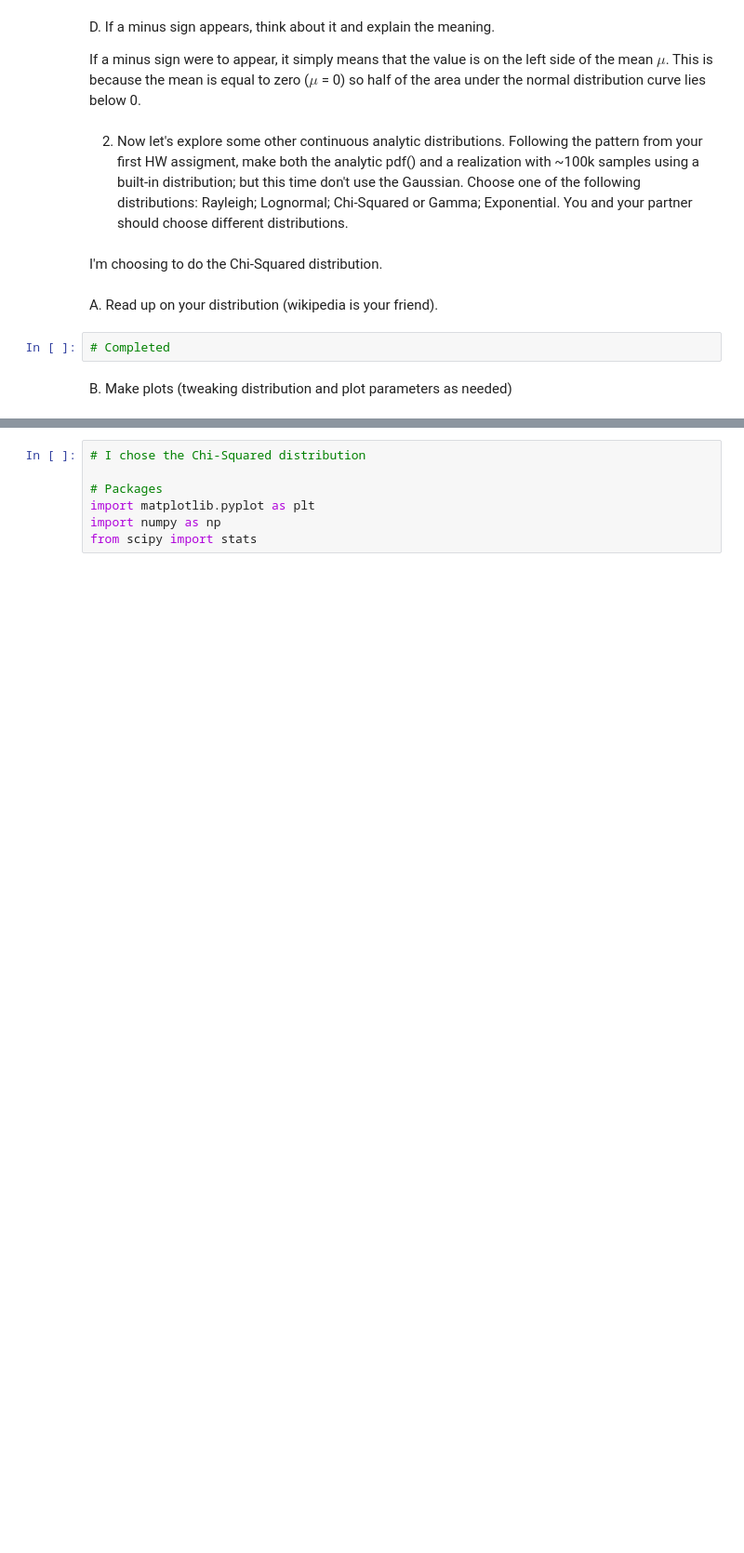
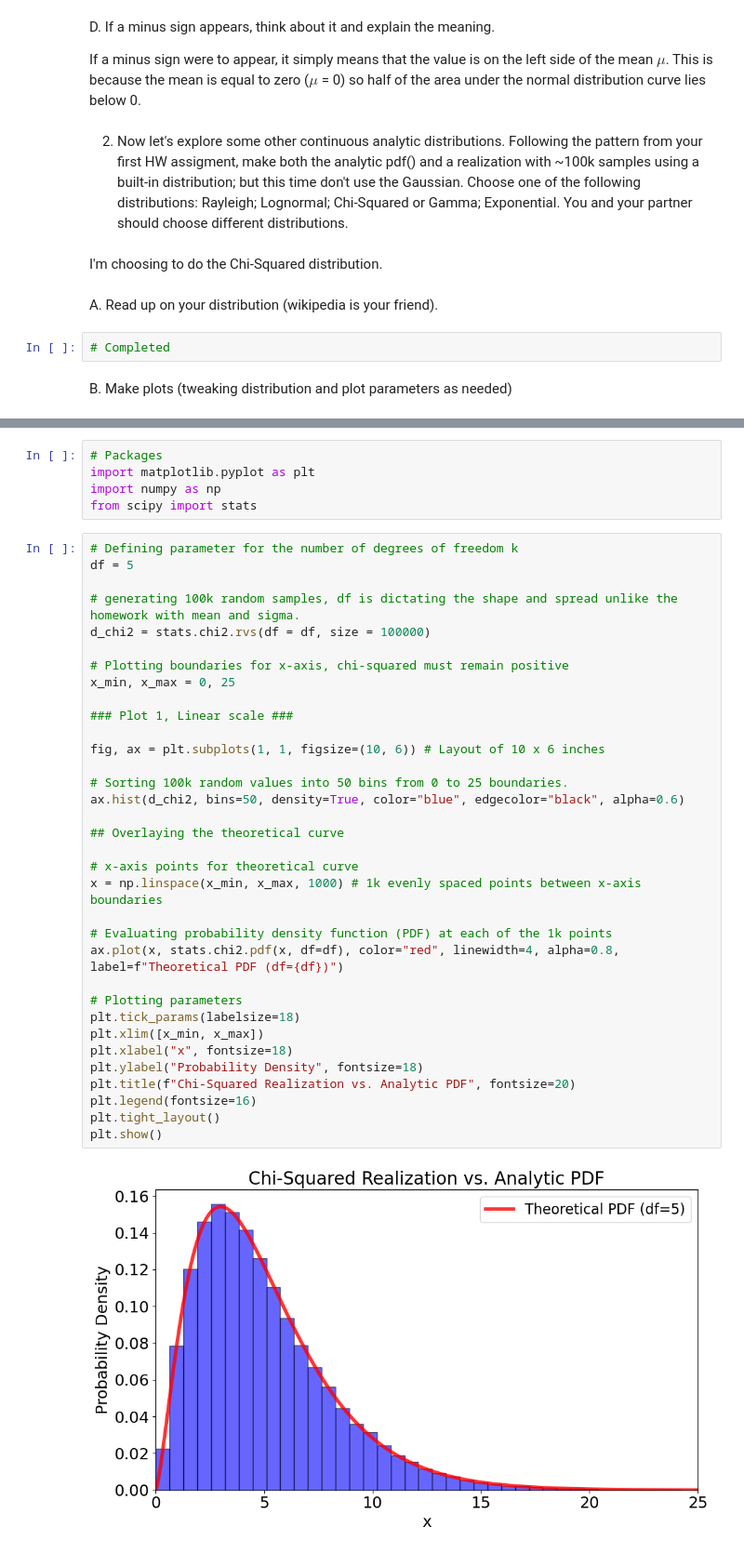
Before and after one commit to JehuGz/Physics_434, a Jupyter notebook: JGZ_Lab_1.ipynb, the cells around one changed output, grey strips where cells are left out. Shown at 93% size. Drawn from its saved outputs; the diff is of its cells as text; blank space fills up the shorter version.

```diff
--- a/JGZ_Lab_1.ipynb
+++ b/JGZ_Lab_1.ipynb
@@ -128,7 +128,41 @@ the distribution is centered around $\mu$ = 5. Modified a good chunk of the home
 # %%
-# I chose the Chi-Squared distribution
-
 # Packages
 import matplotlib.pyplot as plt
 import numpy as np
 from scipy import stats
+# %%
+# Defining parameter for the number of degrees of freedom k
+df = 5
+
+# generating 100k random samples, df is dictating the shape and spread unlike the homework with mean and sigma.
+d_chi2 = stats.chi2.rvs(df = df, size = 100000)
+
+# Plotting boundaries for x-axis, chi-squared must remain positive
+x_min, x_max = 0, 25
+
+### Plot 1, Linear scale ###
+
+fig, ax = plt.subplots(1, 1, figsize=(10, 6)) # Layout of 10 x 6 inches
+
+# Sorting 100k random values into 50 bins from 0 to 25 boundaries.
+ax.hist(d_chi2, bins=50, density=True, color="blue", edgecolor="black", alpha=0.6)
+
+## Overlaying the theoretical curve
+
+# x-axis points for theoretical curve
+x = np.linspace(x_min, x_max, 1000) # 1k evenly spaced points between x-axis boundaries
+
+# Evaluating probability density function (PDF) at each of the 1k points
+ax.plot(x, stats.chi2.pdf(x, df=df), color="red", linewidth=4, alpha=0.8, label=f"Theoretical PDF (df={df})")
+
+# Plotting parameters
+plt.tick_params(labelsize=18)
+plt.xlim([x_min, x_max])
+plt.xlabel("x", fontsize=18)
+plt.ylabel("Probability Density", fontsize=18)
+plt.title(f"Chi-Squared Realization vs. Analytic PDF", fontsize=20)
+plt.legend(fontsize=16)
+plt.tight_layout()
+plt.show()
+# %% [output]
+[figure, added]
```
Also changed, not shown: parts of 14 cells of this notebook.
